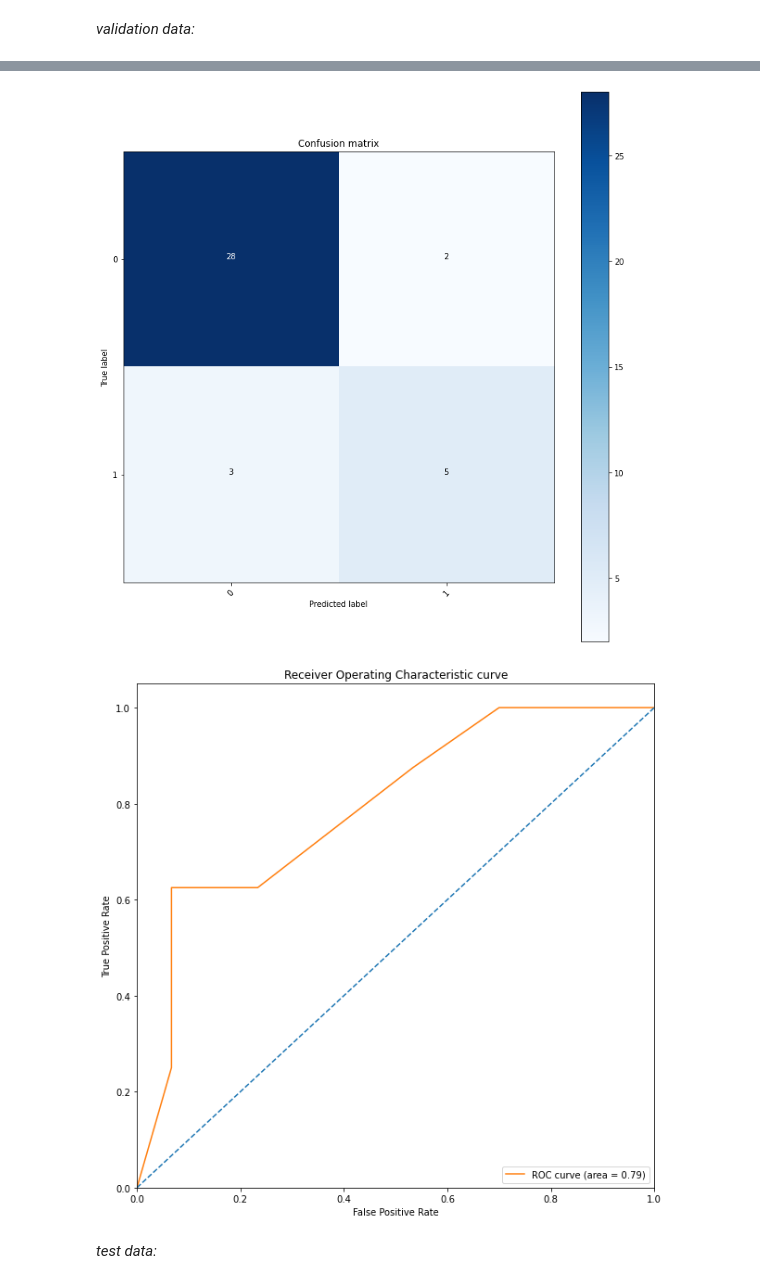
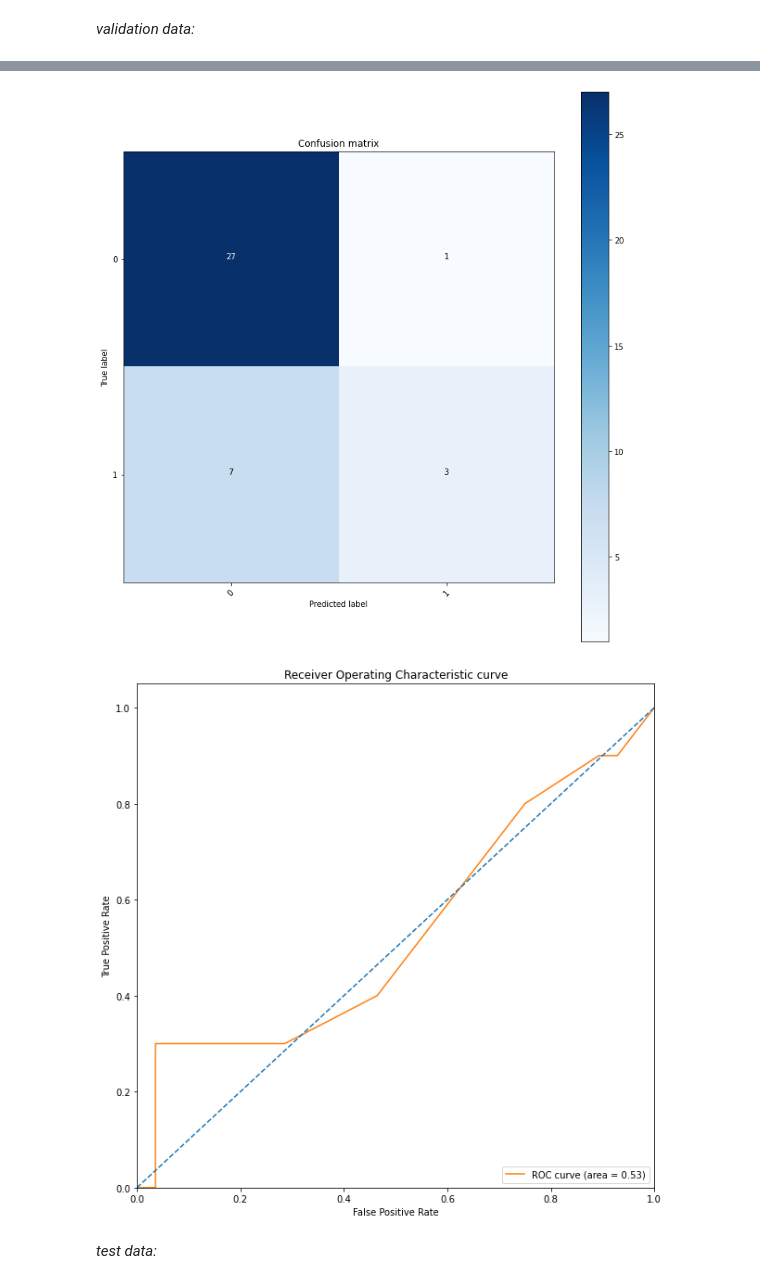
Before and after one commit to michabirklbauer/protein_docking, a Jupyter notebook: workflows/scr/scoring.ipynb, the cells around one changed output, grey strips where cells are left out. Drawn from its saved outputs; the diff is of its cells as text; code cells hidden in the pictures.

```diff
--- a/workflows/scr/scoring.ipynb
+++ b/workflows/scr/scoring.ipynb
@@ -115,5 +115,5 @@ Key: 0.0, 0.1, 0.0: strat1 Area under the ROC curve: 0.8291666666666667
 # %%
-features_filtered = get_relevant_features(features, 0.0, 0.15, 0.2)
+features_filtered = get_relevant_features(features, 0.05, 0.05, 0.1)
 features_filtered
 # %% [output]
 |  | INDEX | INTERACTION | DIFFERENCE | ACTIVE_FREQUENCY | INACTIVE_FREQUENCY |
@@ -330,12 +334,12 @@ Strategy 4:  {'ACC': 0.7894736842105263, 'FPR': 0.06666666666666667, 'AUC': 0.65
 # %%
-plot_confusion_matrix(get_metrics(val_result_strat1, 7)["CM"], classes = [0, 1], filename = "results/CM_val_strat1.png");
+plot_confusion_matrix(get_metrics(val_result_strat3, 7)["CM"], classes = [0, 1], filename = "results/CM_val_strat3.png");
 # %% [output]
-[figure, old version]
+[figure, new version]
 # %%
-roc = get_metrics(val_result_strat1, 7)["ROC"]
-plot_ROC_curve(roc["fpr"], roc["tpr"], filename = "results/ROC_val_strat1.png");
+roc = get_metrics(val_result_strat3, 7)["ROC"]
+plot_ROC_curve(roc["fpr"], roc["tpr"], filename = "results/ROC_val_strat3.png");
 # %% [output]
-[figure, old version]
+[figure, new version]
 # %% [markdown]
 *test data:*
 # %%
```
Also changed, not shown: parts of 26 cells of this notebook, 27 other files.
